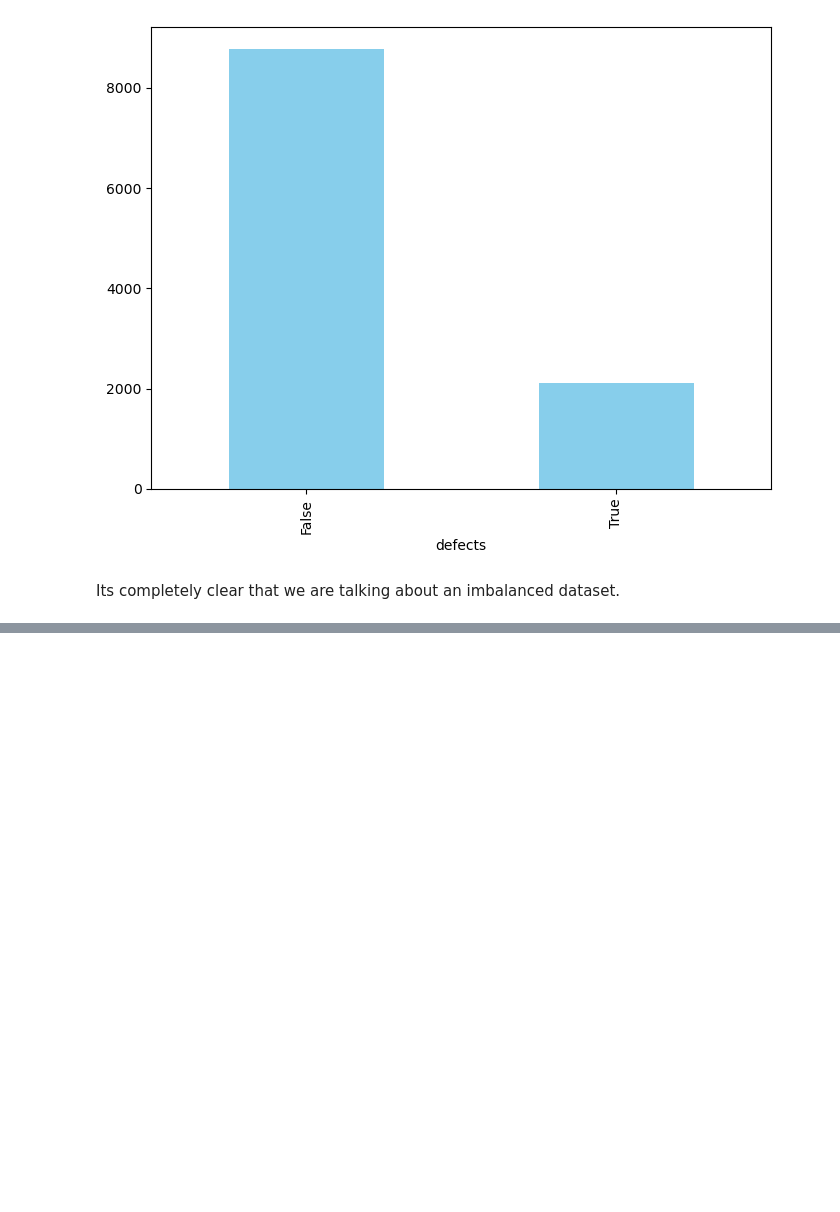
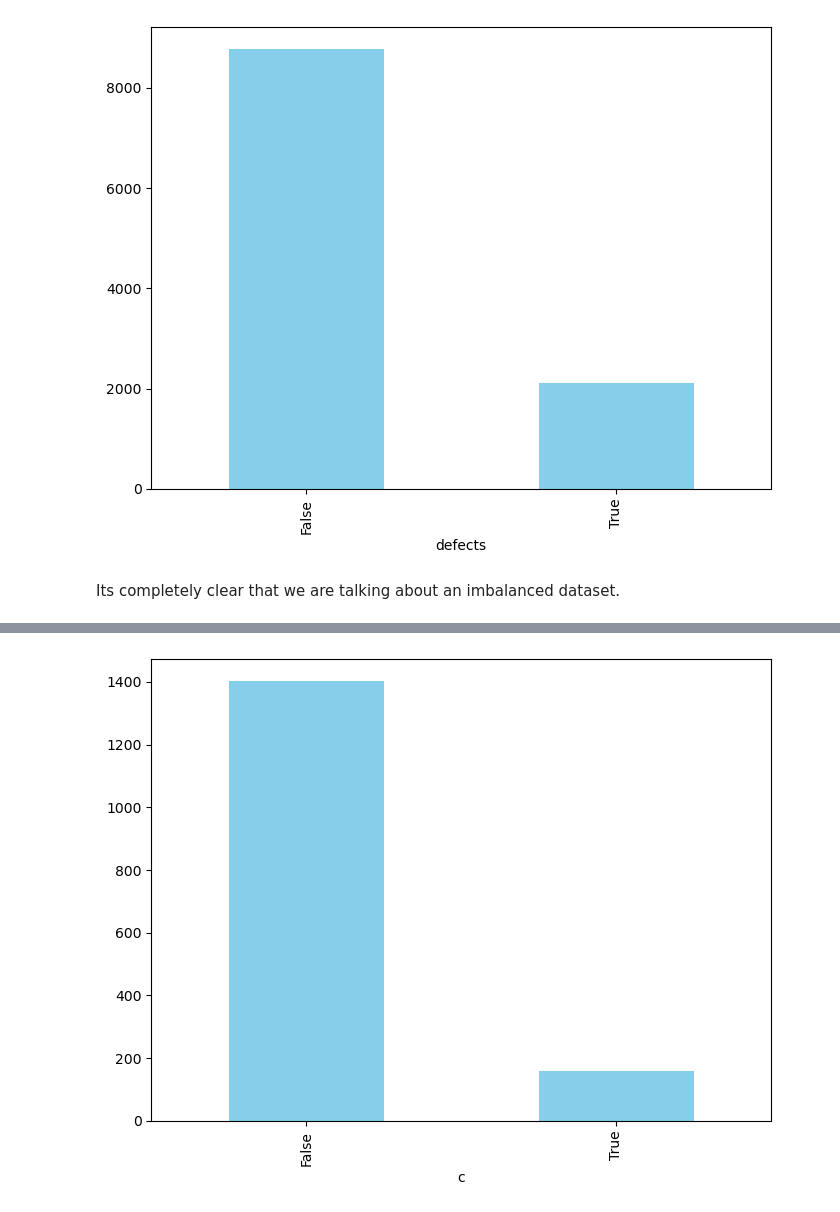
Before and after one commit to mihh3/mlpr, a Jupyter notebook: Exec.ipynb, the cells around one changed output, grey strips where cells are left out. Cells and saved outputs as stored; diff of their text form; code cells hidden in the pictures; blank space fills up the shorter version.

```diff
--- a/Exec.ipynb
+++ b/Exec.ipynb
@@ -626,0 +532,6 @@ Text(0, 0.5, 'Ratings')
+# %%
+plt.figure(figsize=(8, 6))
+set3['c'].value_counts().plot(kind='bar', color='skyblue')
+plt.show()
+# %% [output]
+[figure, added]
```
Also changed, not shown: parts of 55 cells of this notebook.
